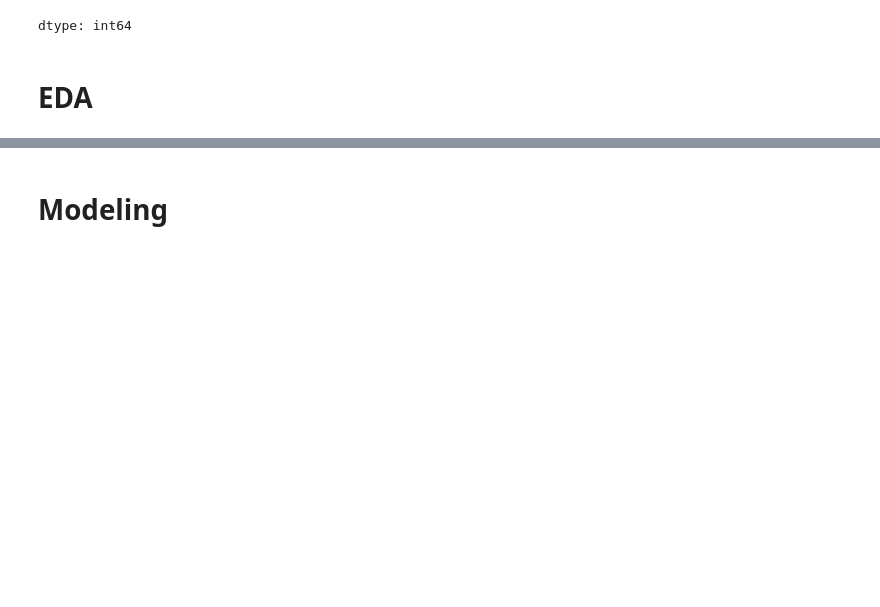
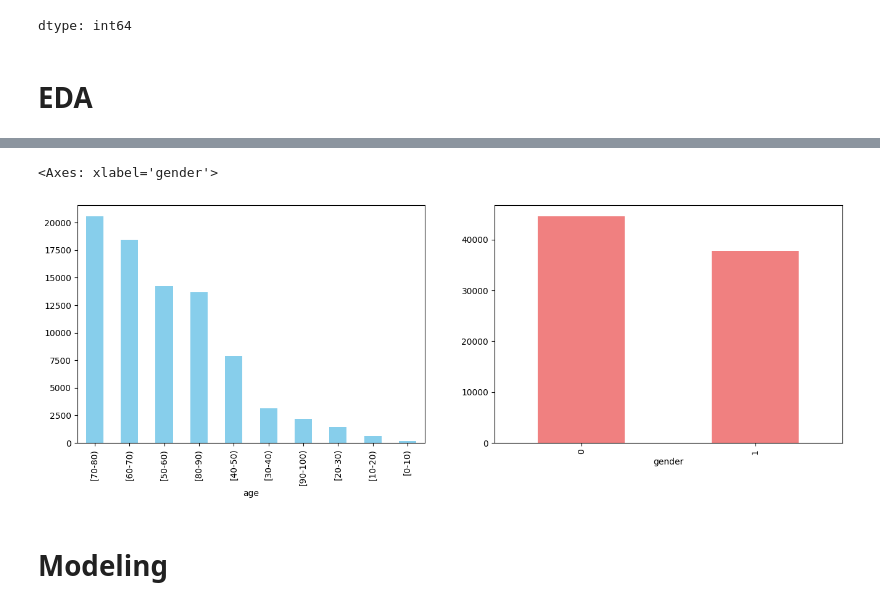
Before and after one commit to yomnabayomi/Hospital-Readmission-Prediction, a Jupyter notebook: Project (2).ipynb, the cells around one changed output, grey strips where cells are left out. Cells and saved outputs as stored; diff of their text form; code cells hidden in the pictures; blank space fills up the shorter version.

```diff
--- a/Project (2).ipynb
+++ b/Project (2).ipynb
@@ -344,6 +464,7 @@ dtype: int64
 df['readmitted'] = df['readmitted'].apply(lambda x: 1 if x == '<30' else 0)
 # %%
 # Encode Age
+age = df['age'].value_counts() # will use it in the eda after processing
 df['age_num'] = df['age'].str.extract('(\d+)', expand=False).astype(int) + 5
 # %%
 df['age_num'].value_counts()
@@ -622,3 +794,11 @@ for i in df.columns:
+# %%
+gender_count = df["gender"].value_counts()
+fig, (ax1, ax2) = plt.subplots(1, 2, figsize=(16, 5))
+age.plot(kind='bar', ax=ax1, color='skyblue')
+gender_count.plot(kind='bar', ax=ax2, color='lightcoral')
+# %% [output]
+<Axes: xlabel='gender'>
+[figure, added]
 # %% [markdown]
 # **Modeling**
 # %%
```
Also changed, not shown: parts of 38 cells of this notebook.
